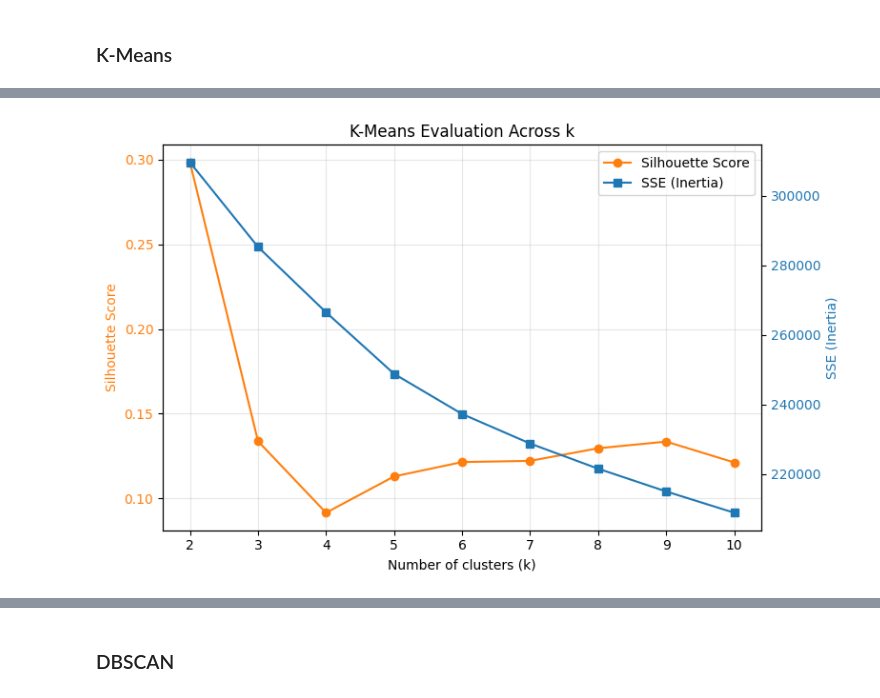
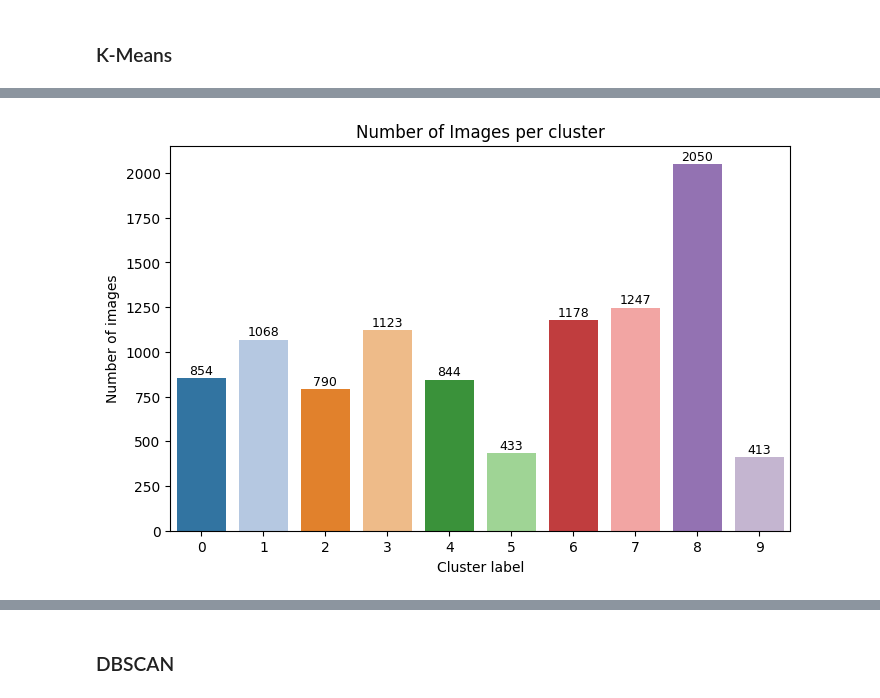
Before and after one commit to Hunteracademic/Unsupervised_assignment_1, a Jupyter notebook: Asg06_Group04_AlexKravtsov_DanielCastiblanco_HunterWard.ipynb, the cells around one changed output, grey strips where cells are left out. Saved outputs shown, nothing was run; the diff lists cells and outputs as text; code cells hidden in the pictures.

Commit message:
k_means update

```diff
--- a/Asg06_Group04_AlexKravtsov_DanielCastiblanco_HunterWard.ipynb
+++ b/Asg06_Group04_AlexKravtsov_DanielCastiblanco_HunterWard.ipynb
@@ -151,16 +149,8 @@ c. Calculate the silhouette score for each model and tabulate the results.
 # %%
 from sklearn.cluster import KMeans
 from sklearn.metrics import silhouette_score
-kmeans_results = {}
+import pandas as pd
 
-for k in range(2, 11):
-    model = KMeans(n_clusters = k, random_state=42)
-    labels = model.fit_predict(pca_data)
-    sil_score = silhouette_score(pca_data, labels)
-    sse = model.inertia_
-    kmeans_results[k] = {'silhouette_score': sil_score, 'labels': labels, 'sse': sse}
-
-results_df = pd.DataFrame(
-    [{"k": k, "silhouette": v["silhouette_score"], "sse": v["sse"]} for k, v in kmeans_results.items()]
-).sort_values("silhouette", ascending=False)
-results_df
+model = KMeans(n_clusters=10, random_state=42)
+labels = model.fit_predict(pca_data)
+labels = pd.Series(labels)
@@ -178,34 +157,16 @@ results_df
-# %%
-plot_df = results_df.sort_values("k")
-
-fig, ax1 = plt.subplots(figsize=(8, 5))
-
-# Left axis: silhouette
-line1 = ax1.plot(
-    plot_df["k"], plot_df["silhouette"],
-    marker="o", color="tab:orange", label="Silhouette Score"
-)
-ax1.set_xlabel("Number of clusters (k)")
-ax1.set_ylabel("Silhouette Score", color="tab:orange")
-ax1.tick_params(axis="y", labelcolor="tab:orange")
-ax1.grid(alpha=0.3)
-
-# Right axis: SSE
-ax2 = ax1.twinx()
-line2 = ax2.plot(
-    plot_df["k"], plot_df["sse"],
-    marker="s", color="tab:blue", label="SSE (Inertia)"
-)
-ax2.set_ylabel("SSE (Inertia)", color="tab:blue")
-ax2.tick_params(axis="y", labelcolor="tab:blue")
-
-# Combined legend
-lines = line1 + line2
-labels = [l.get_label() for l in lines]
-ax1.legend(lines, labels, loc="best")
-
-plt.title("K-Means Evaluation Across k")
-plt.tight_layout()
-plt.show()
-# %% [output]
-[figure, removed]
+# %%
+cluster_counts = labels.value_counts().sort_index()
+plt.figure(figsize=(8, 5))
+ax = sns.barplot(x=cluster_counts.index,
+                 y=cluster_counts.values,
+                 palette='tab20')
+
+for i, value in enumerate(cluster_counts.values):
+    ax.text(i, value + 5, str(value), ha='center', va='bottom', fontsize=9)
+
+plt.xlabel('Cluster label')
+plt.ylabel('Number of images')
+plt.title('Number of Images per cluster')
+plt.show()
+# %% [output]
+[figure, added]
```
Also changed, not shown: parts of 6 cells of this notebook.
